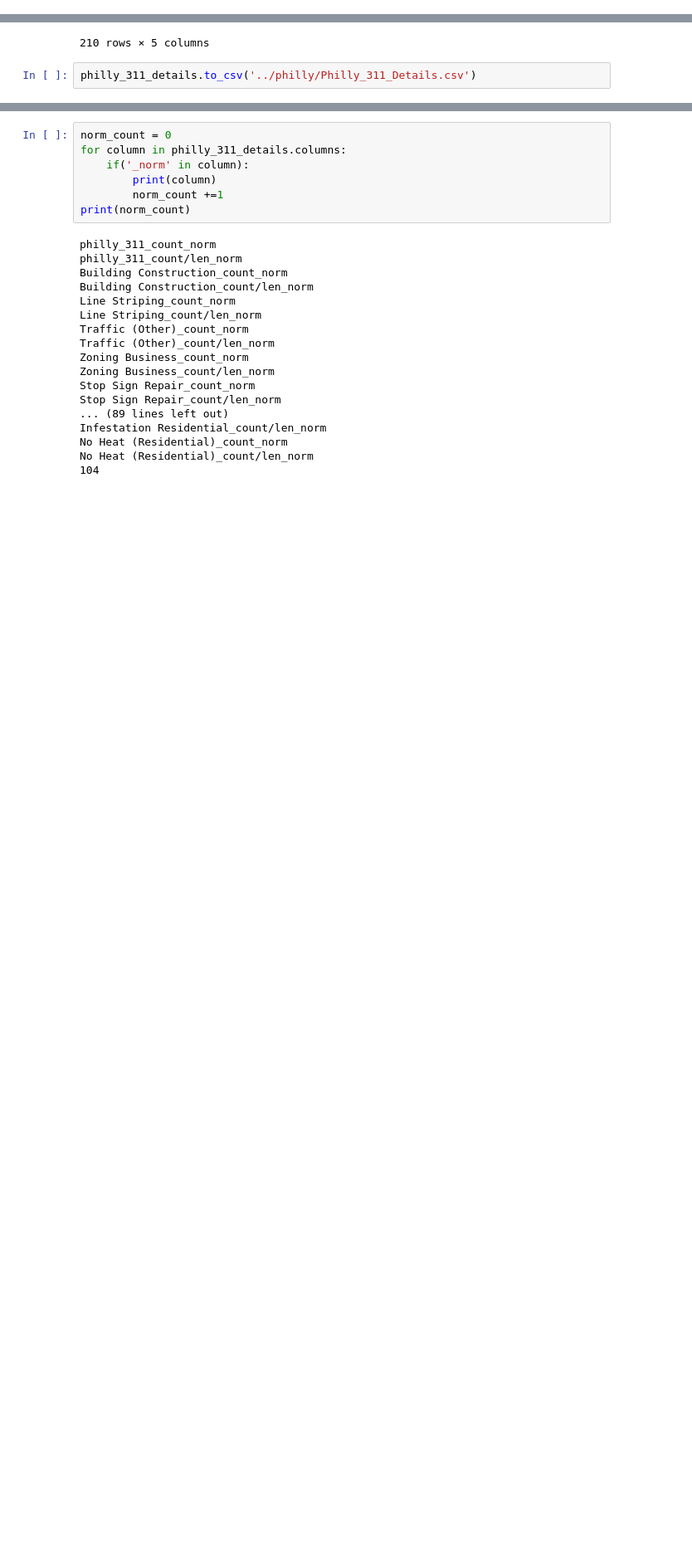
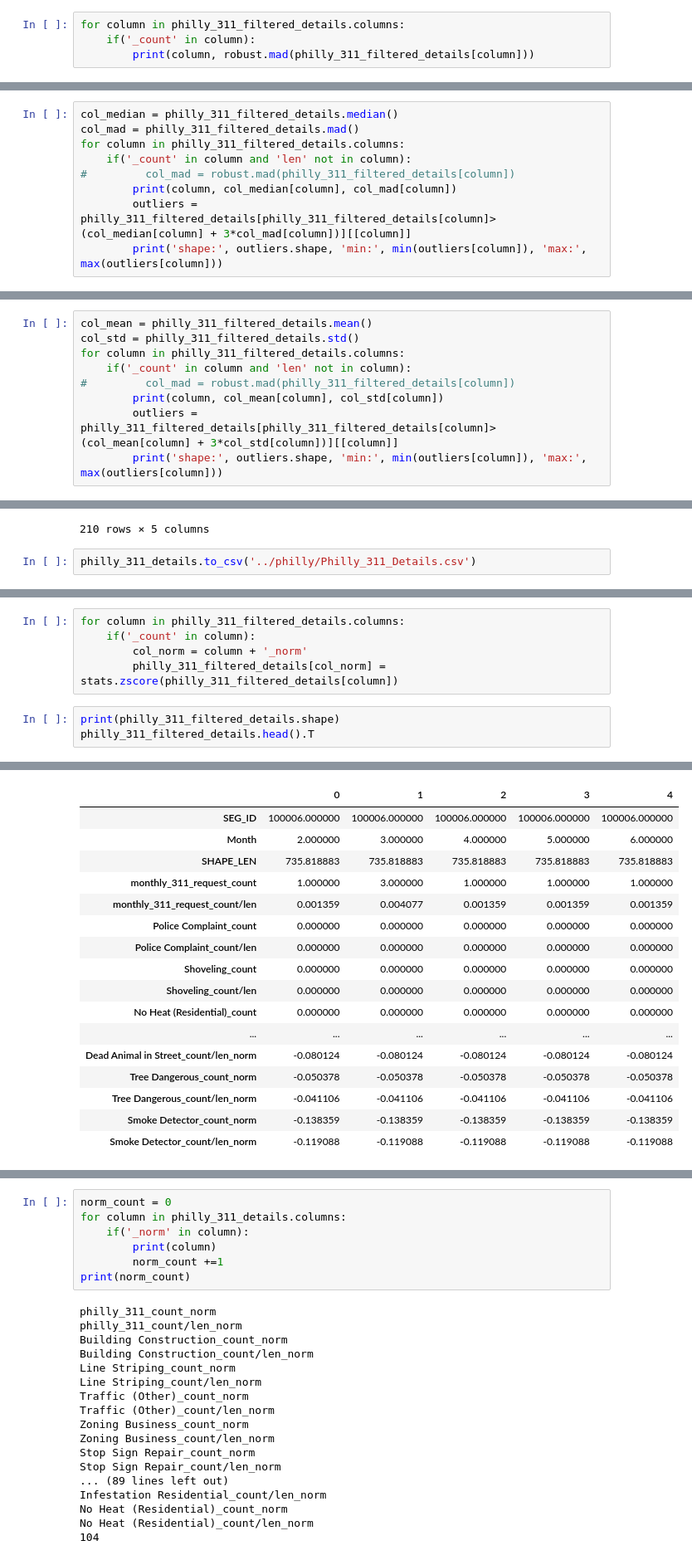
Before and after one commit to KiranJavkar/Cycling_Safety, a Jupyter notebook: python/Cycling_Safety_Philly_init_setup.ipynb, the cells around one changed output, grey strips where cells are left out. Shown at 83% size. Saved outputs shown, nothing was run; the diff lists cells and outputs as text; blank space fills up the shorter version.

```diff
--- a/python/Cycling_Safety_Philly_init_setup.ipynb
+++ b/python/Cycling_Safety_Philly_init_setup.ipynb
@@ -784,0 +1060,4 @@ philly_311_statistic.groupby(['Agency Responsible', 'Service Name']).size().rese
+# %%
+for column in philly_311_filtered_details.columns:
+    if('_count' in column):
+        print(column, robust.mad(philly_311_filtered_details[column]))
@@ -784,0 +1142,9 @@ philly_311_statistic.groupby(['Agency Responsible', 'Service Name']).size().rese
+# %%
+col_median = philly_311_filtered_details.median()
+col_mad = philly_311_filtered_details.mad()
+for column in philly_311_filtered_details.columns:
+    if('_count' in column and 'len' not in column):
+#         col_mad = robust.mad(philly_311_filtered_details[column])
+        print(column, col_median[column], col_mad[column])
+        outliers = philly_311_filtered_details[philly_311_filtered_details[column]>(col_median[column] + 3*col_mad[column])][[column]]
+        print('shape:', outliers.shape, 'min:', min(outliers[column]), 'max:', max(outliers[column]))
@@ -784,0 +1169,9 @@ philly_311_statistic.groupby(['Agency Responsible', 'Service Name']).size().rese
+# %%
+col_mean = philly_311_filtered_details.mean()
+col_std = philly_311_filtered_details.std()
+for column in philly_311_filtered_details.columns:
+    if('_count' in column and 'len' not in column):
+#         col_mad = robust.mad(philly_311_filtered_details[column])
+        print(column, col_mean[column], col_std[column])
+        outliers = philly_311_filtered_details[philly_311_filtered_details[column]>(col_mean[column] + 3*col_std[column])][[column]]
+        print('shape:', outliers.shape, 'min:', min(outliers[column]), 'max:', max(outliers[column]))
@@ -954,0 +1392,9 @@ philly_311_details.to_csv('../philly/Philly_311_Details.csv')
+# %%
+for column in philly_311_filtered_details.columns:
+    if('_count' in column):
+        col_norm = column + '_norm'
+        philly_311_filtered_details[col_norm] = stats.zscore(philly_311_filtered_details[column])
+# %%
+print(philly_311_filtered_details.shape)
+philly_311_filtered_details.head().T
+# %% [output]
@@ -954,0 +1402,17 @@ philly_311_details.to_csv('../philly/Philly_311_Details.csv')
+|  | 0 | 1 | 2 | 3 | 4 |
+| SEG_ID | 100006.000000 | 100006.000000 | 100006.000000 | 100006.000000 | 100006.000000 |
+| Month | 2.000000 | 3.000000 | 4.000000 | 5.000000 | 6.000000 |
+| SHAPE_LEN | 735.818883 | 735.818883 | 735.818883 | 735.818883 | 735.818883 |
+| monthly_311_request_count | 1.000000 | 3.000000 | 1.000000 | 1.000000 | 1.000000 |
+| monthly_311_request_count/len | 0.001359 | 0.004077 | 0.001359 | 0.001359 | 0.001359 |
+| Police Complaint_count | 0.000000 | 0.000000 | 0.000000 | 0.000000 | 0.000000 |
+| Police Complaint_count/len | 0.000000 | 0.000000 | 0.000000 | 0.000000 | 0.000000 |
+| Shoveling_count | 0.000000 | 0.000000 | 0.000000 | 0.000000 | 0.000000 |
+| Shoveling_count/len | 0.000000 | 0.000000 | 0.000000 | 0.000000 | 0.000000 |
+| No Heat (Residential)_count | 0.000000 | 0.000000 | 0.000000 | 0.000000 | 0.000000 |
+| ... | ... | ... | ... | ... | ... |
+| Dead Animal in Street_count/len_norm | -0.080124 | -0.080124 | -0.080124 | -0.080124 | -0.080124 |
+| Tree Dangerous_count_norm | -0.050378 | -0.050378 | -0.050378 | -0.050378 | -0.050378 |
+| Tree Dangerous_count/len_norm | -0.041106 | -0.041106 | -0.041106 | -0.041106 | -0.041106 |
+| Smoke Detector_count_norm | -0.138359 | -0.138359 | -0.138359 | -0.138359 | -0.138359 |
+| Smoke Detector_count/len_norm | -0.119088 | -0.119088 | -0.119088 | -0.119088 | -0.119088 |
```
Also changed, not shown: parts of 78 cells of this notebook, 1 other file.
